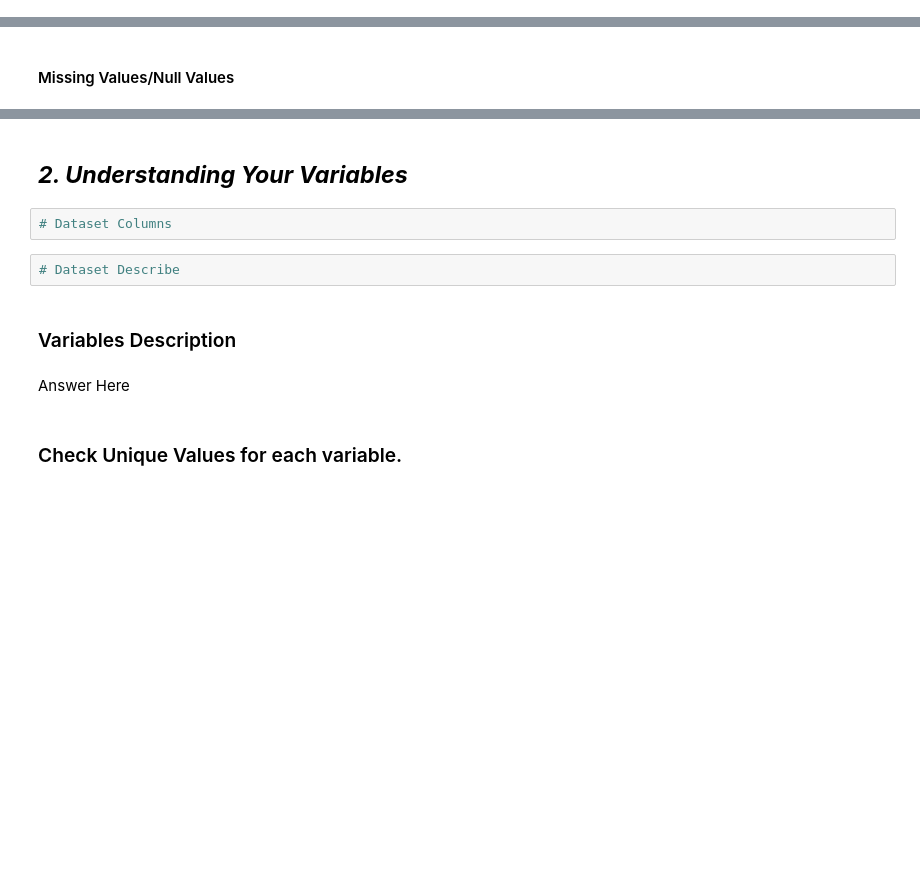
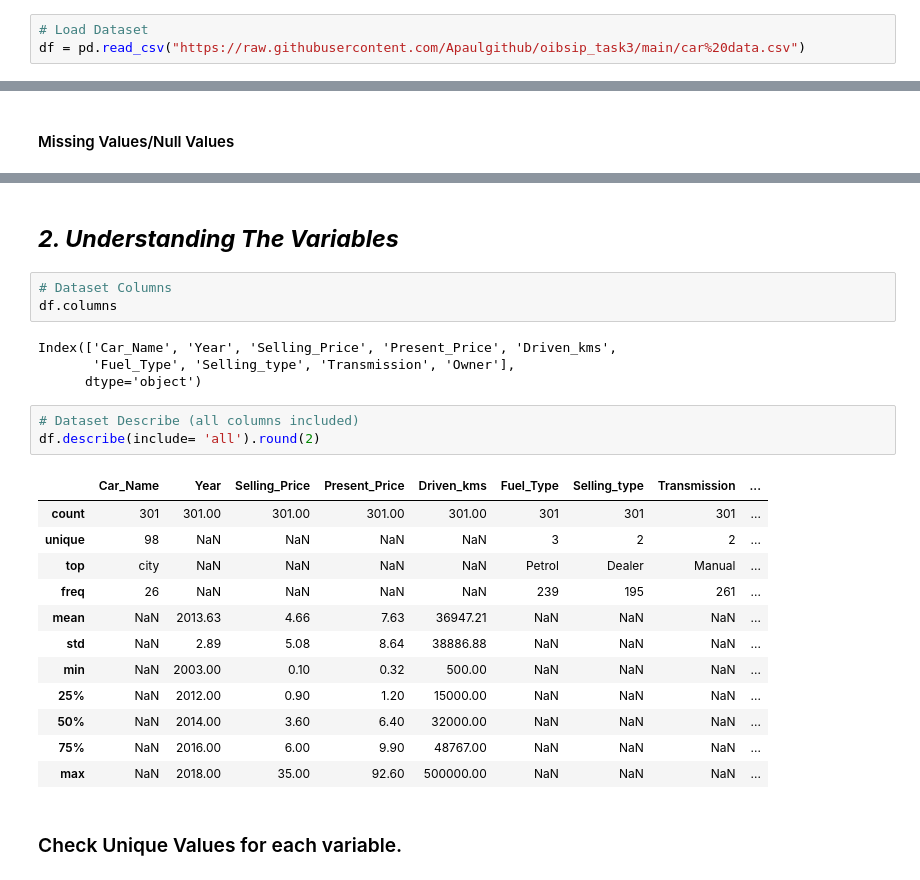
Before and after one commit to mirjubair/oibsip_taskno3, a Jupyter notebook: Car_Price_Prediction_with_Machine_Learning.ipynb, the cells around one changed output, grey strips where cells are left out. Saved outputs shown, nothing was run; the diff lists cells and outputs as text; blank space fills up the shorter version.

Commit message:
Upto Data Wrangling Completed

```diff
--- a/Car_Price_Prediction_with_Machine_Learning.ipynb
+++ b/Car_Price_Prediction_with_Machine_Learning.ipynb
@@ -56,3 +66,6 @@ In the automotive industry, determining the price of a car involves various fact
+# %%
+# Load Dataset
+df = pd.read_csv("https://raw.githubusercontent.com/Apaulgithub/oibsip_task3/main/car%20data.csv")
 # %% [markdown]
 ### Dataset First View
 # %%
@@ -82,13 +146,28 @@ Answer Here
 # %% [markdown]
-## ***2. Understanding Your Variables***
+## ***2. Understanding The Variables***
 # %%
 # Dataset Columns
+df.columns
+# %% [output]
+Index(['Car_Name', 'Year', 'Selling_Price', 'Present_Price', 'Driven_kms',
+       'Fuel_Type', 'Selling_type', 'Transmission', 'Owner'],
+      dtype='object')
-# %%
-# Dataset Describe
-# %% [markdown]
-### Variables Description
-# %% [markdown]
-Answer Here
+# %%
+# Dataset Describe (all columns included)
+df.describe(include= 'all').round(2)
+# %% [output]
+|  | Car_Name | Year | Selling_Price | Present_Price | Driven_kms | Fuel_Type | Selling_type | Transmission | ... |
+| count | 301 | 301.00 | 301.00 | 301.00 | 301.00 | 301 | 301 | 301 | ... |
+| unique | 98 | NaN | NaN | NaN | NaN | 3 | 2 | 2 | ... |
+| top | city | NaN | NaN | NaN | NaN | Petrol | Dealer | Manual | ... |
+| freq | 26 | NaN | NaN | NaN | NaN | 239 | 195 | 261 | ... |
+| mean | NaN | 2013.63 | 4.66 | 7.63 | 36947.21 | NaN | NaN | NaN | ... |
+| std | NaN | 2.89 | 5.08 | 8.64 | 38886.88 | NaN | NaN | NaN | ... |
+| min | NaN | 2003.00 | 0.10 | 0.32 | 500.00 | NaN | NaN | NaN | ... |
+| 25% | NaN | 2012.00 | 0.90 | 1.20 | 15000.00 | NaN | NaN | NaN | ... |
+| 50% | NaN | 2014.00 | 3.60 | 6.40 | 32000.00 | NaN | NaN | NaN | ... |
+| 75% | NaN | 2016.00 | 6.00 | 9.90 | 48767.00 | NaN | NaN | NaN | ... |
+| max | NaN | 2018.00 | 35.00 | 92.60 | 500000.00 | NaN | NaN | NaN | ... |
 # %% [markdown]
 ### Check Unique Values for each variable.
 # %%
```
Also changed, not shown: parts of 17 cells of this notebook.
